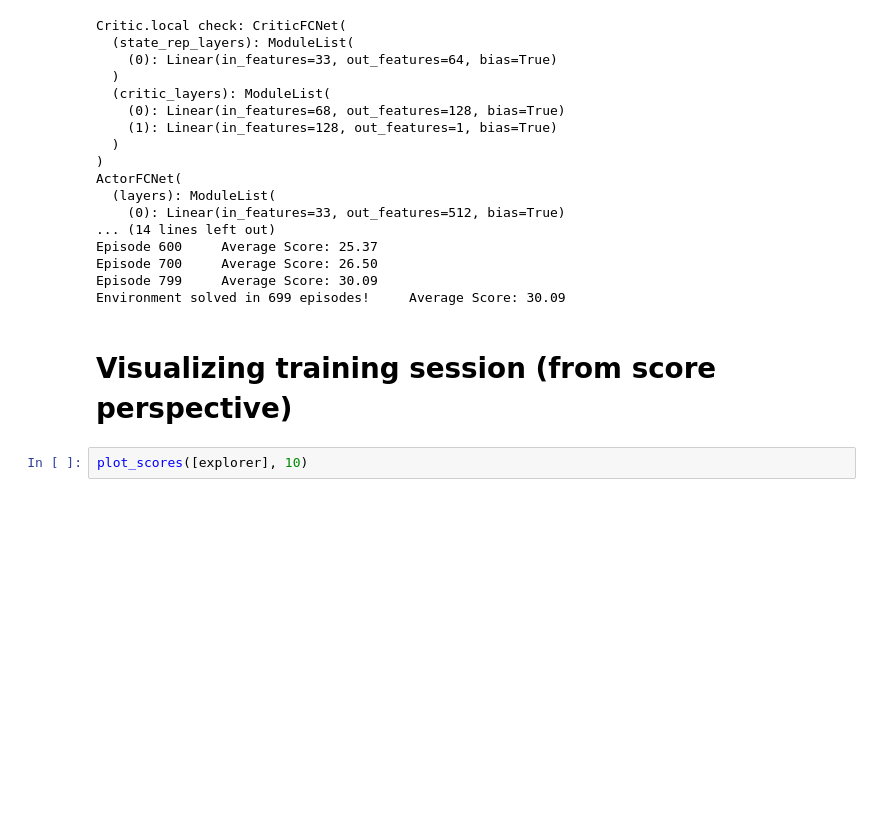
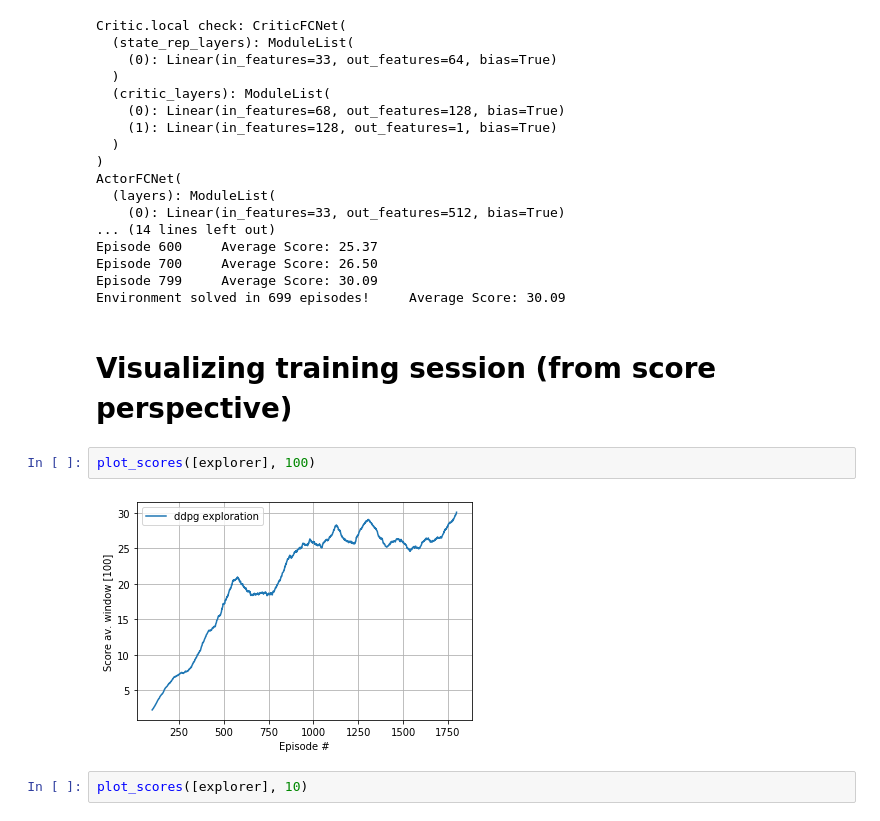
Before and after one commit to Wajih-O/DRL-LAB, a Jupyter notebook: Report_ddpg.ipynb, the cells around one changed output. Drawn from its saved outputs; the diff is of its cells as text; blank space fills up the shorter version.

```diff
--- a/Report_ddpg.ipynb
+++ b/Report_ddpg.ipynb
@@ -247,6 +247,10 @@ Episode 799     Average Score: 30.09
 Environment solved in 699 episodes!     Average Score: 30.09
 # %% [markdown]
 # Visualizing training session (from score perspective)
+# %%
+plot_scores([explorer], 100)
+# %% [output]
+[figure, added]
 # %%
 plot_scores([explorer], 10)
 # %% [output]
```
